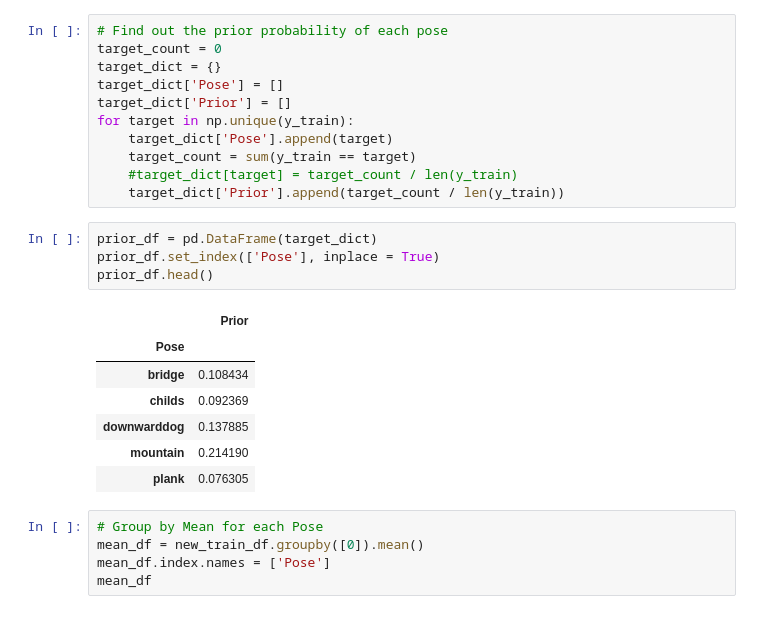
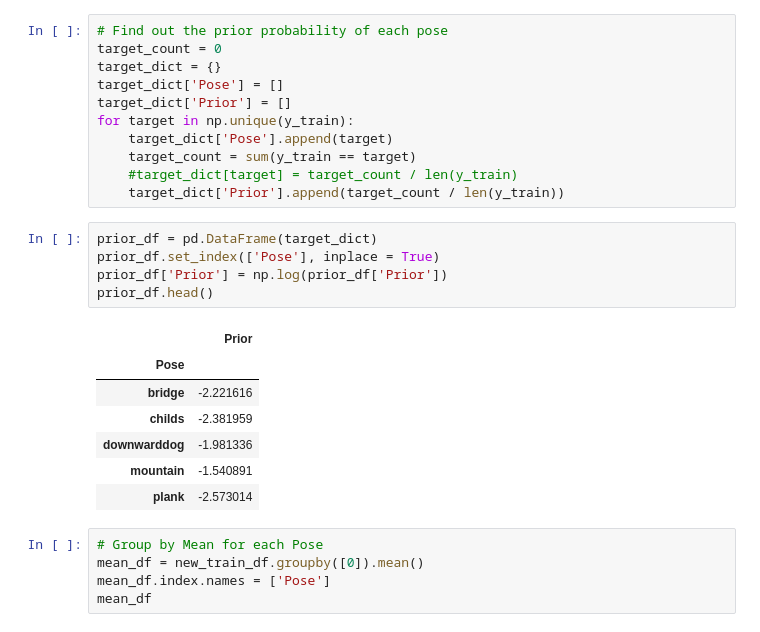
Before and after one commit to HesterLim/pose-classification-with-naive-bayes, a Jupyter notebook: COMP30027_2021_assignment1_template.ipynb, the cells around one changed output. Saved outputs shown, nothing was run; the diff lists cells and outputs as text.

```diff
--- a/COMP30027_2021_assignment1_template.ipynb
+++ b/COMP30027_2021_assignment1_template.ipynb
@@ -86,15 +86,16 @@ for target in np.unique(y_train):
 # %%
 prior_df = pd.DataFrame(target_dict)
 prior_df.set_index(['Pose'], inplace = True)
+prior_df['Prior'] = np.log(prior_df['Prior'])
 prior_df.head()
 # %% [output]
 |  | Prior |
 | Pose |  |
-| bridge | 0.108434 |
-| childs | 0.092369 |
-| downwarddog | 0.137885 |
-| mountain | 0.214190 |
-| plank | 0.076305 |
+| bridge | -2.221616 |
+| childs | -2.381959 |
+| downwarddog | -1.981336 |
+| mountain | -1.540891 |
+| plank | -2.573014 |
 # %%
 # Group by Mean for each Pose
 mean_df = new_train_df.groupby([0]).mean()
```
Also changed, not shown: parts of 4 cells of this notebook.
